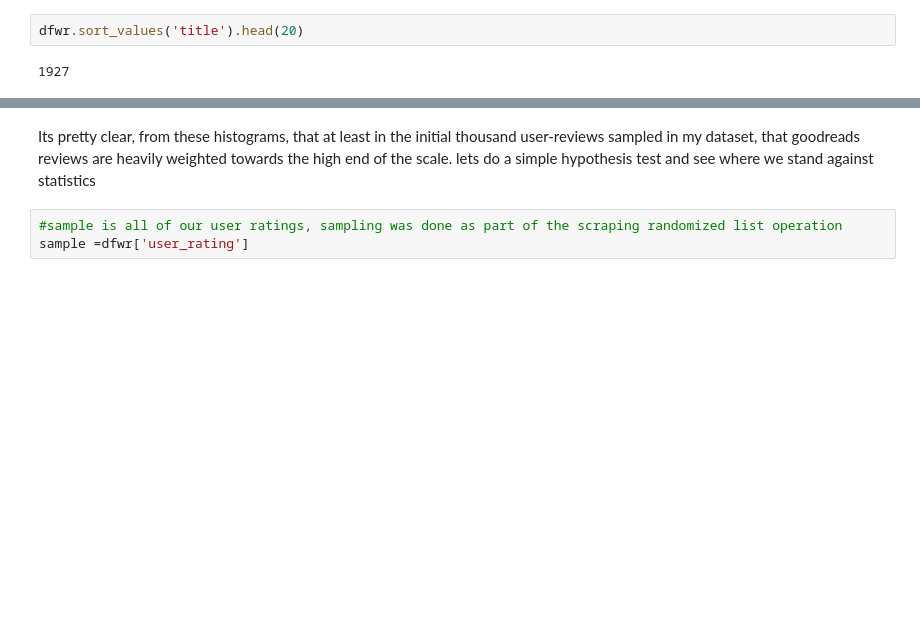
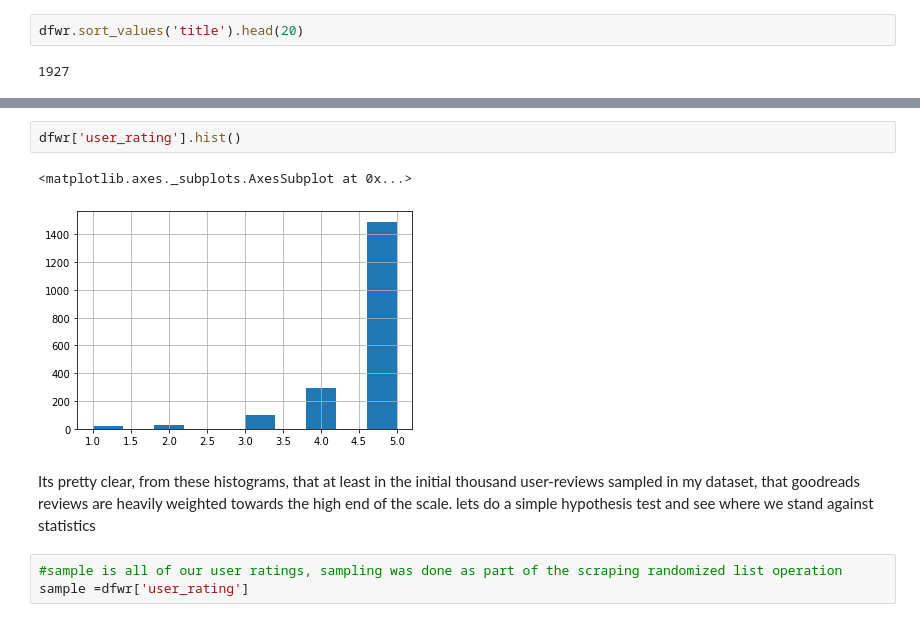
Before and after one commit to RnScully/Books, a Jupyter notebook: mongo_pipe.ipynb, the cells around one changed output, grey strips where cells are left out. Drawn from its saved outputs; the diff is of its cells as text; blank space fills up the shorter version.

```diff
--- a/mongo_pipe.ipynb
+++ b/mongo_pipe.ipynb
@@ -147,3 +152,8 @@ dfwr.sort_values('title').head(20)
+# %%
+dfwr['user_rating'].hist()
+# %% [output]
+<matplotlib.axes._subplots.AxesSubplot at 0x...>
+[figure, added]
 # %% [markdown]
 Its pretty clear, from these histograms, that at least in the initial thousand user-reviews sampled in my dataset, that goodreads reviews are heavily weighted towards the high end of the scale. lets do a simple hypothesis test and see where we stand against statistics
 # %%
```
Also changed, not shown: parts of 2 cells of this notebook, 2 other files.
